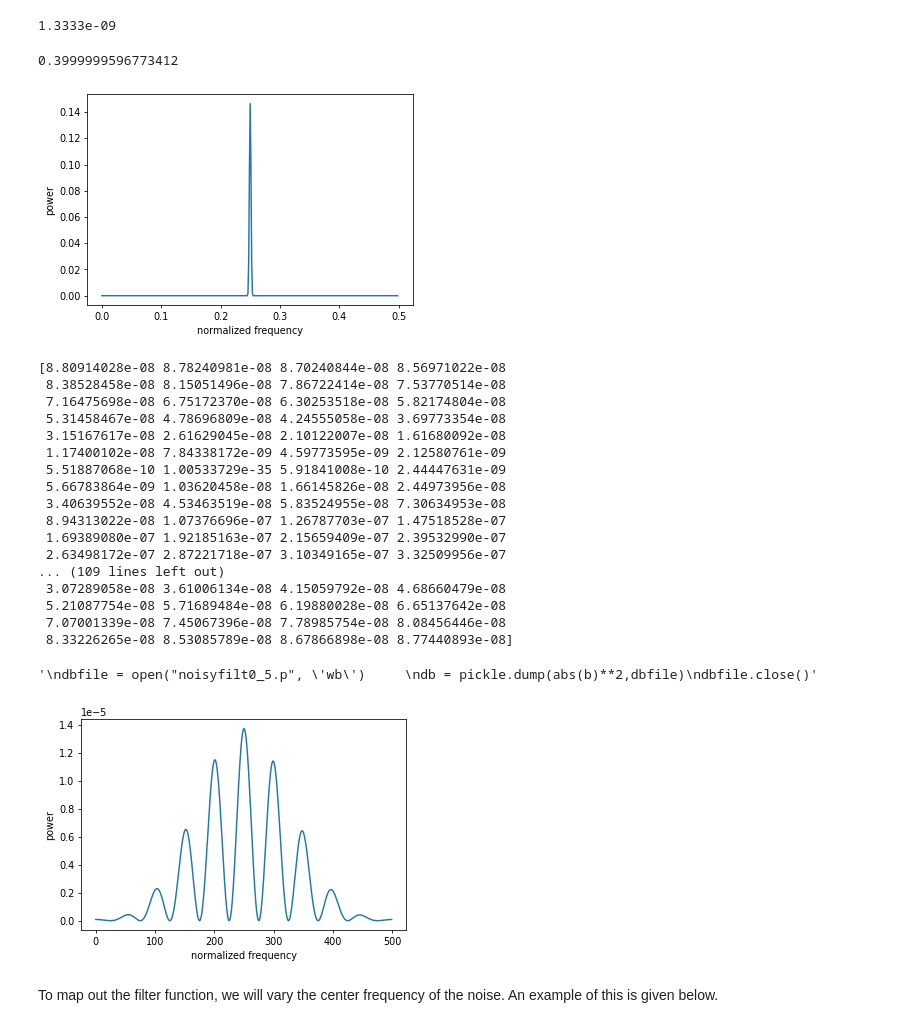
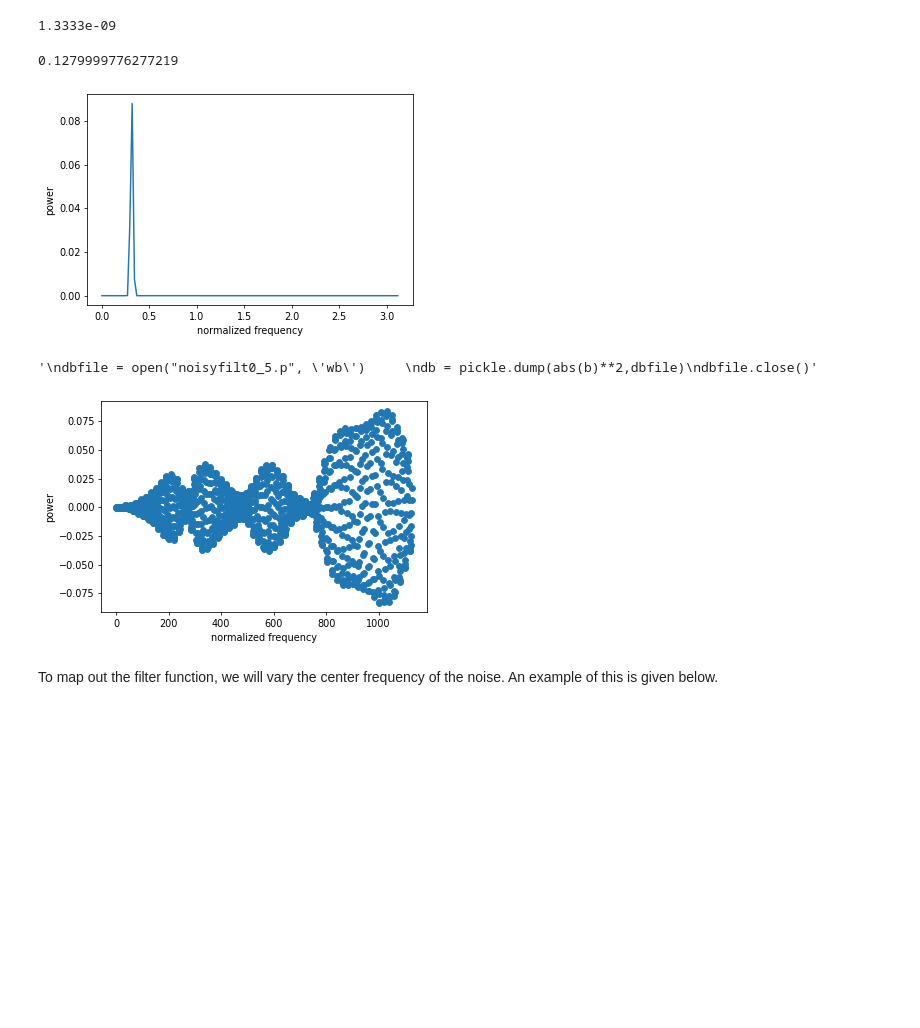
Before and after one commit to Fan-0/AQI2022, a Jupyter notebook: Summer 2022/filter_spectroscopy_example.ipynb, the cells around one changed output. Saved outputs shown, nothing was run; the diff lists cells and outputs as text; code cells hidden in the pictures; blank space fills up the shorter version.

```diff
--- a/Summer 2022/filter_spectroscopy_example.ipynb
+++ b/Summer 2022/filter_spectroscopy_example.ipynb
@@ -79,58 +79,41 @@ config
 # %%
 s_pow = 1e-3
 a = [1]
-NN = 400
+NN = 128
 BW = 0.00005 # changes narrowness of noise spectrum
-w0 = 0.5 # changes center frequency
-b = si.firwin(NN, BW)*np.cos(w0*np.pi*np.arange(NN))
+w0 = 0.1 # changes center frequency
+b = si.firwin(2*NN, BW)*np.cos(w0*np.pi*np.arange(2*NN))
 b = b/la.norm(b)*np.sqrt(s_pow)
-w, h = si.freqz(b, a, fs=1/config,worN=NN)
+w, h = si.freqz(b, a,worN=NN)
 
 fig = plt.figure(dpi=70)
 ax = fig.add_subplot(111)
-#ax.plot(np.arange(NN),b)
-ax.plot(w*config, abs(h)**2)
+#ax.plot(np.arange(2*NN),b)
+ax.plot(w, abs(h)**2)
 ax.set_ylabel('power')
 ax.set_xlabel('normalized frequency')
 print(np.trapz(abs(h)**2))
 # %% [output]
-0.3999999596773412
+0.1279999776277219
-[figure, old version]
+[figure, new version]
 # %%
-b = si.firwin(NN, BW)*np.cos(w0*np.pi*np.arange(NN))
+b = si.lfilter(b, a, np.random.randn(128 + 1000))
 #b = b/la.norm(b)*np.sqrt(s_pow)
 fig = plt.figure(dpi=70)
 ax3 = fig.add_subplot(111)
-ax3.plot(np.arange(NN),abs(b)**2)
+ax3.scatter(np.arange(128 + 1000),b)
 #ax3.plot(w, abs(h)**2)
 ax3.set_ylabel('power')
 ax3.set_xlabel('normalized frequency')
 #import pickle
-print(abs(b)**2)
+#print(abs(b)**2)
 '''
 dbfile = open("noisyfilt0_5.p", 'wb')
 db = pickle.dump(abs(b)**2,dbfile)
 dbfile.close()'''
 # %% [output]
-[8.80914028e-08 8.78240981e-08 8.70240844e-08 8.56971022e-08
- 8.38528458e-08 8.15051496e-08 7.86722414e-08 7.53770514e-08
- 7.16475698e-08 6.75172370e-08 6.30253518e-08 5.82174804e-08
- 5.31458467e-08 4.78696809e-08 4.24555058e-08 3.69773354e-08
- 3.15167617e-08 2.61629045e-08 2.10122007e-08 1.61680092e-08
- 1.17400102e-08 7.84338172e-09 4.59773595e-09 2.12580761e-09
- 5.51887068e-10 1.00533729e-35 5.91841008e-10 2.44447631e-09
- 5.66783864e-09 1.03620458e-08 1.66145826e-08 2.44973956e-08
- 3.40639552e-08 4.53463519e-08 5.83524955e-08 7.30634953e-08
- 8.94313022e-08 1.07376696e-07 1.26787703e-07 1.47518528e-07
- 1.69389080e-07 1.92185163e-07 2.15659409e-07 2.39532990e-07
- 2.63498172e-07 2.87221718e-07 3.10349165e-07 3.32509956e-07
-... (109 lines left out)
- 3.07289058e-08 3.61006134e-08 4.15059792e-08 4.68660479e-08
- 5.21087754e-08 5.71689484e-08 6.19880028e-08 6.65137642e-08
- 7.07001339e-08 7.45067396e-08 7.78985754e-08 8.08456446e-08
- 8.33226265e-08 8.53085789e-08 8.67866898e-08 8.77440893e-08]
+'\ndbfile = open("noisyfilt0_5.p", \'wb\')     \ndb = pickle.dump(abs(b)**2,dbfile)\ndbfile.close()'
-'\ndbfile = open("noisyfilt0_5.p", \'wb\')     \ndb = pickle.dump(abs(b)**2,dbfile)\ndbfile.close()'
-[figure, old version]
+[figure, new version]
 # %%
 sch = schwarma_trajectories(a, b, num_gates, num_trajectories)
 # %% [markdown]
```
Also changed, not shown: parts of 2 cells of this notebook, 18 other files.
